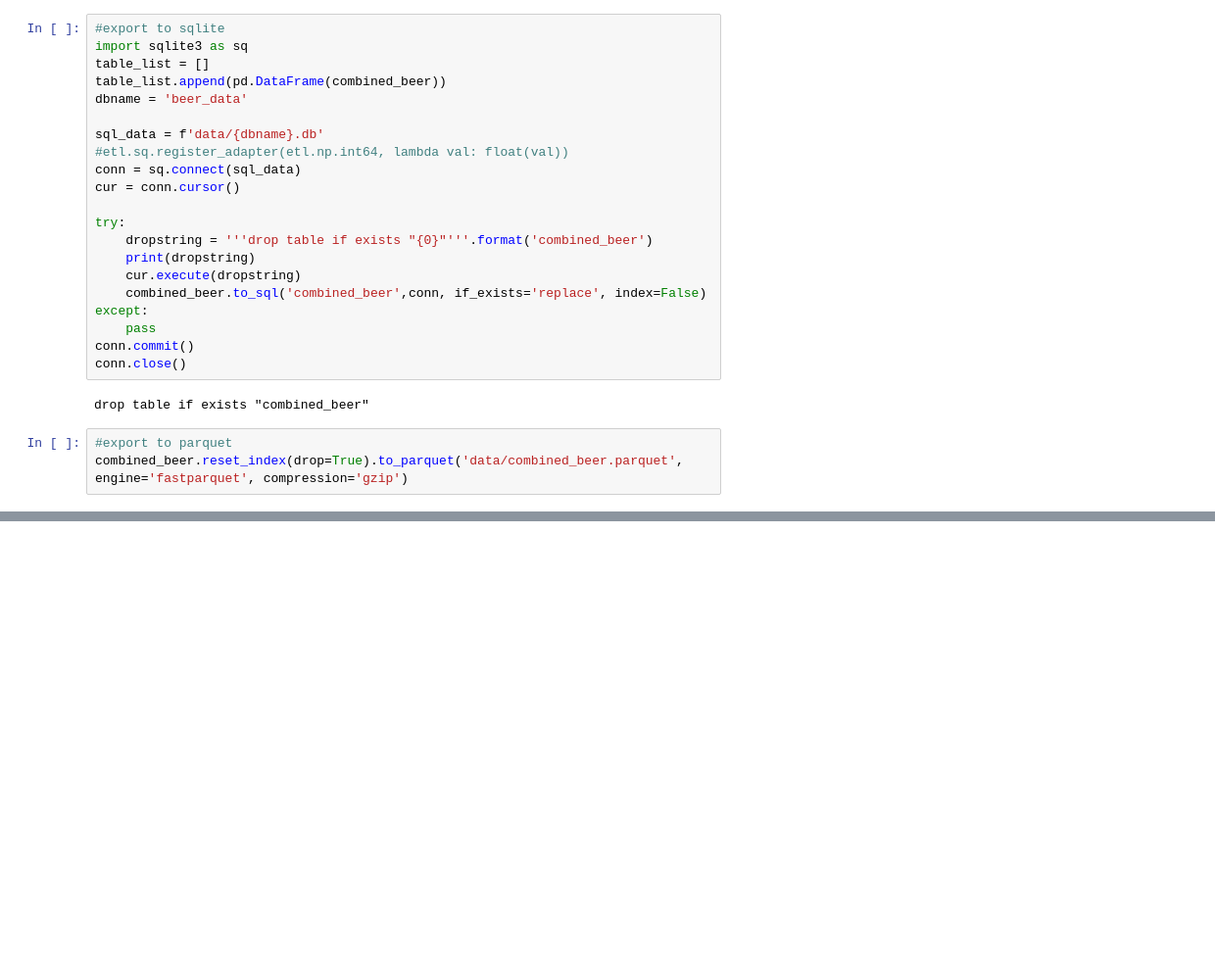
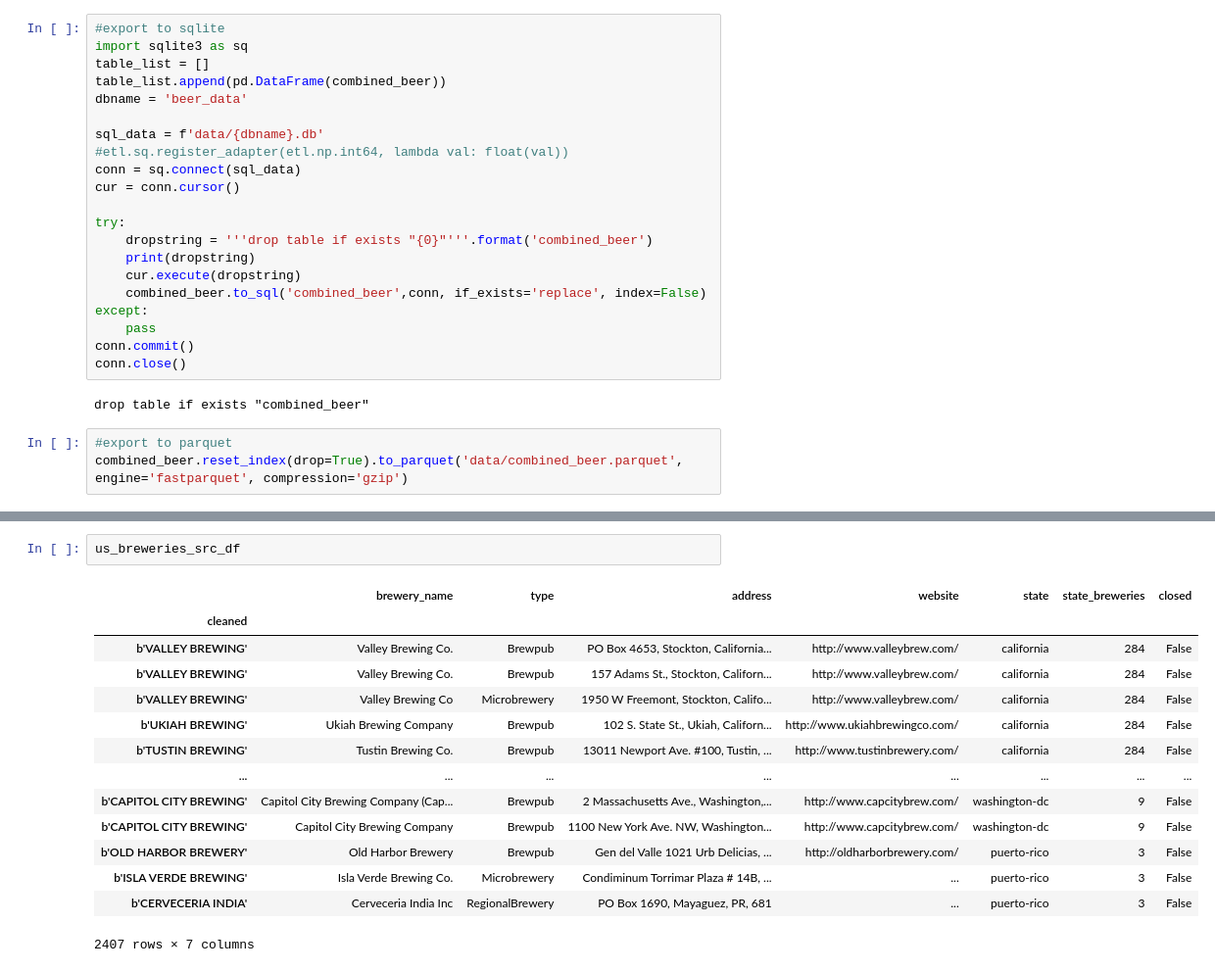
Before and after one commit to rmr1154/ETLProject, a Jupyter notebook: Beer_ETL.ipynb, the cells around one changed output, grey strips where cells are left out. Shown at 98% size. Cells and saved outputs as stored; diff of their text form; blank space fills up the shorter version.

```diff
--- a/Beer_ETL.ipynb
+++ b/Beer_ETL.ipynb
@@ -321,0 +411,17 @@ combined_beer.reset_index(drop=True).to_parquet('data/combined_beer.parquet', en
+# %%
+us_breweries_src_df
+# %% [output]
+|  | brewery_name | type | address | website | state | state_breweries | closed |
+| cleaned |  |  |  |  |  |  |  |
+| b'VALLEY BREWING' | Valley Brewing Co. | Brewpub | PO Box 4653, Stockton, California... | http://www.valleybrew.com/ | california | 284 | False |
+| b'VALLEY BREWING' | Valley Brewing Co. | Brewpub | 157 Adams St., Stockton, Californ... | http://www.valleybrew.com/ | california | 284 | False |
+| b'VALLEY BREWING' | Valley Brewing Co | Microbrewery | 1950 W Freemont, Stockton, Califo... | http://www.valleybrew.com/ | california | 284 | False |
+| b'UKIAH BREWING' | Ukiah Brewing Company | Brewpub | 102 S. State St., Ukiah, Californ... | http://www.ukiahbrewingco.com/ | california | 284 | False |
+| b'TUSTIN BREWING' | Tustin Brewing Co. | Brewpub | 13011 Newport Ave. #100, Tustin, ... | http://www.tustinbrewery.com/ | california | 284 | False |
+| ... | ... | ... | ... | ... | ... | ... | ... |
+| b'CAPITOL CITY BREWING' | Capitol City Brewing Company (Cap... | Brewpub | 2 Massachusetts Ave., Washington,... | http://www.capcitybrew.com/ | washington-dc | 9 | False |
+| b'CAPITOL CITY BREWING' | Capitol City Brewing Company | Brewpub | 1100 New York Ave. NW, Washington... | http://www.capcitybrew.com/ | washington-dc | 9 | False |
+| b'OLD HARBOR BREWERY' | Old Harbor Brewery | Brewpub | Gen del Valle 1021 Urb Delicias, ... | http://oldharborbrewery.com/ | puerto-rico | 3 | False |
+| b'ISLA VERDE BREWING' | Isla Verde Brewing Co. | Microbrewery | Condiminum Torrimar Plaza # 14B, ... | ... | puerto-rico | 3 | False |
+| b'CERVECERIA INDIA' | Cerveceria India Inc | RegionalBrewery | PO Box 1690, Mayaguez, PR, 681 | ... | puerto-rico | 3 | False |
+2407 rows × 7 columns
```
Also changed, not shown: parts of 41 cells of this notebook, 4 other files.
